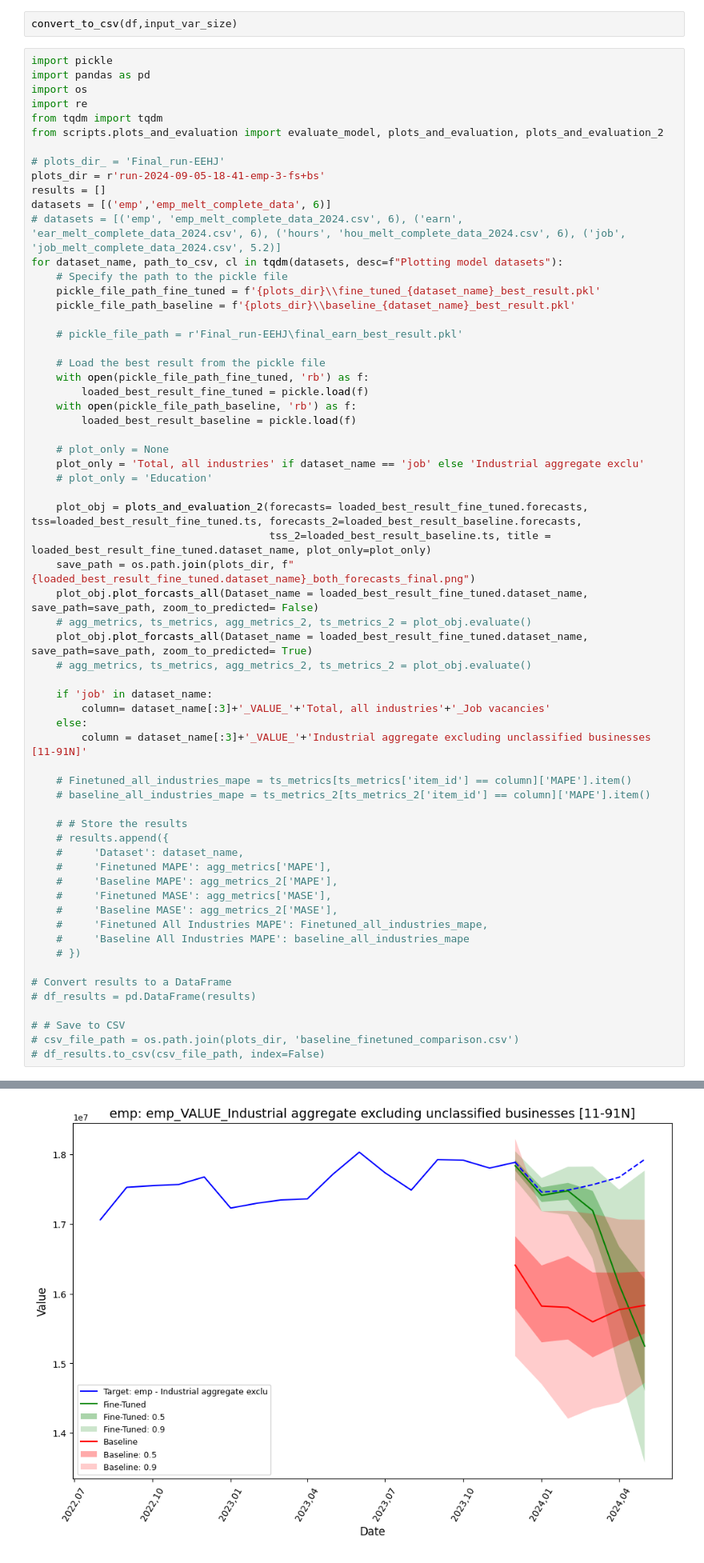
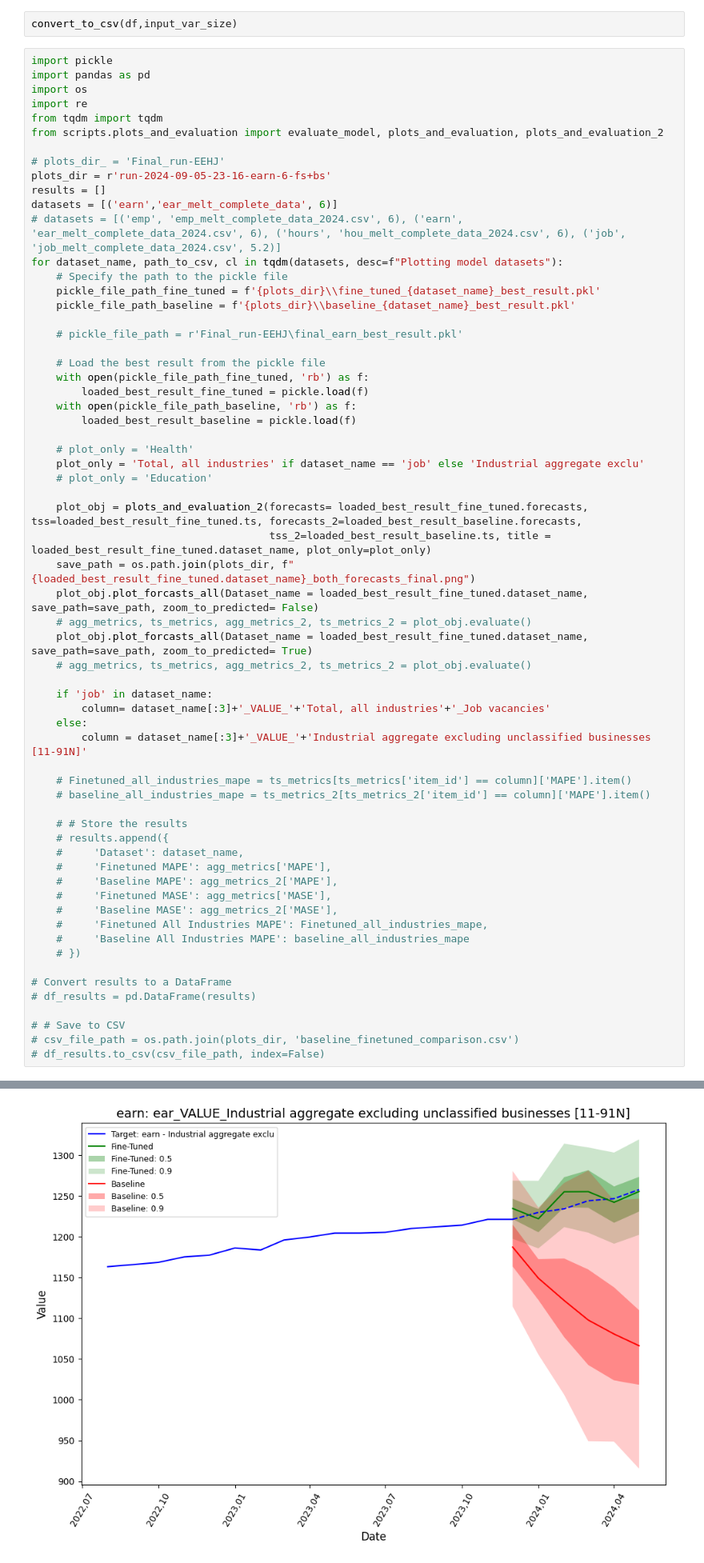
Before and after one commit to Azizkhaled/forcasting-labour-indicators, a Jupyter notebook: playground.ipynb, the cells around one changed output, grey strips where cells are left out. Shown at 80% size. Cells and saved outputs as stored; diff of their text form.

```diff
--- a/playground.ipynb
+++ b/playground.ipynb
@@ -297,9 +297,9 @@ from tqdm import tqdm
 from scripts.plots_and_evaluation import evaluate_model, plots_and_evaluation, plots_and_evaluation_2
 
 # plots_dir_ = 'Final_run-EEHJ'
-plots_dir = r'run-2024-09-05-18-41-emp-3-fs+bs'
+plots_dir = r'run-2024-09-05-23-16-earn-6-fs+bs'
 results = []
-datasets = [('emp','emp_melt_complete_data', 6)]
+datasets = [('earn','ear_melt_complete_data', 6)]
 # datasets = [('emp', 'emp_melt_complete_data_2024.csv', 6), ('earn', 'ear_melt_complete_data_2024.csv', 6), ('hours', 'hou_melt_complete_data_2024.csv', 6), ('job', 'job_melt_complete_data_2024.csv', 5.2)]
 for dataset_name, path_to_csv, cl in tqdm(datasets, desc=f"Plotting model datasets"):
     # Specify the path to the pickle file
@@ -314,7 +314,7 @@ for dataset_name, path_to_csv, cl in tqdm(datasets, desc=f"Plotting model datase
     with open(pickle_file_path_baseline, 'rb') as f:
         loaded_best_result_baseline = pickle.load(f)
 
-    # plot_only = None
+    # plot_only = 'Health'
     plot_only = 'Total, all industries' if dataset_name == 'job' else 'Industrial aggregate exclu'
     # plot_only = 'Education'
 
@@ -356,4 +356,4 @@ for dataset_name, path_to_csv, cl in tqdm(datasets, desc=f"Plotting model datase
-[figure, old version]
+[figure, new version]
 # %%
 loaded_best_result_fine_tuned.ts[1].to_timestamp()[loaded_best_result_fine_tuned.ts[1].index >= '2024-01-01']
 # %% [output]
```
Also changed, not shown: parts of 1 cell of this notebook, 2 other files.
